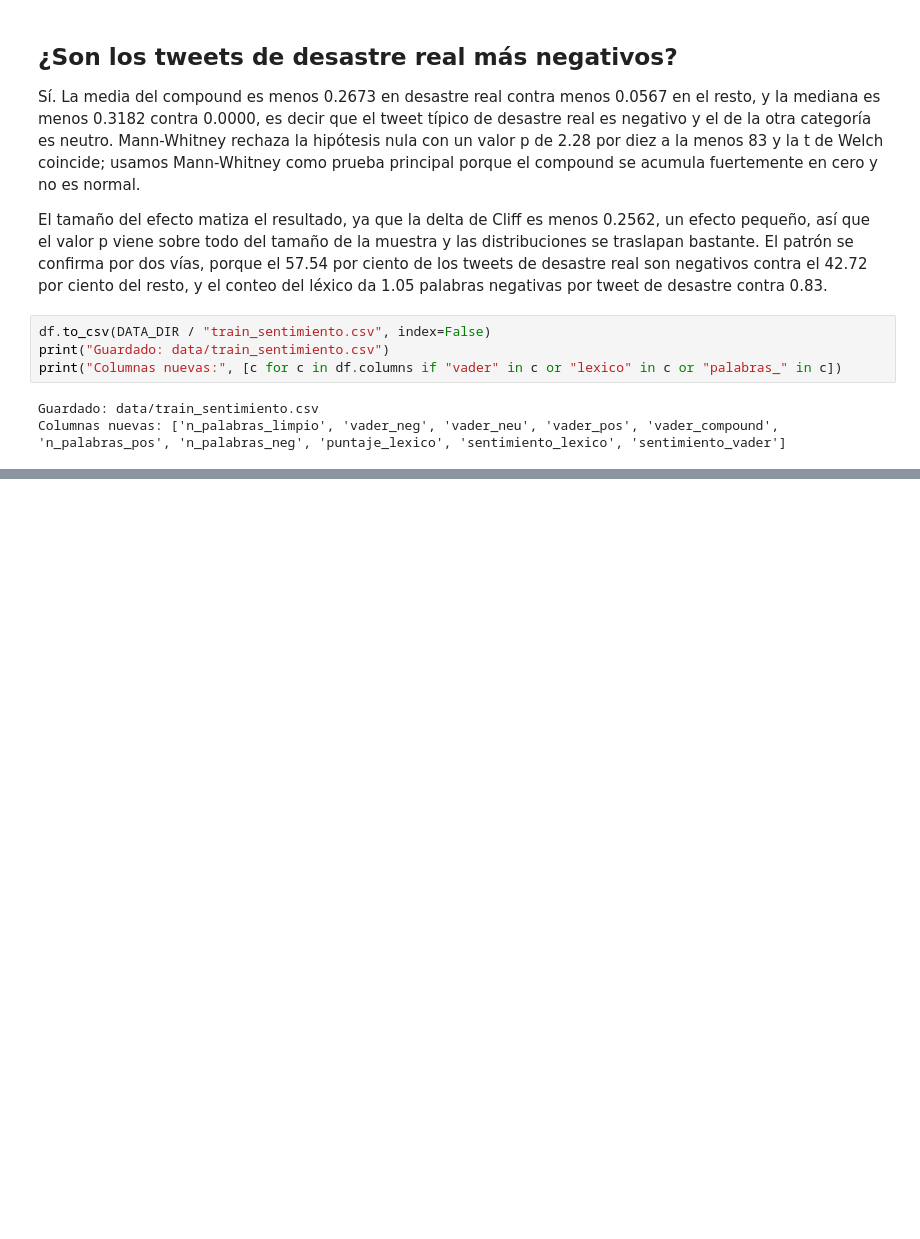
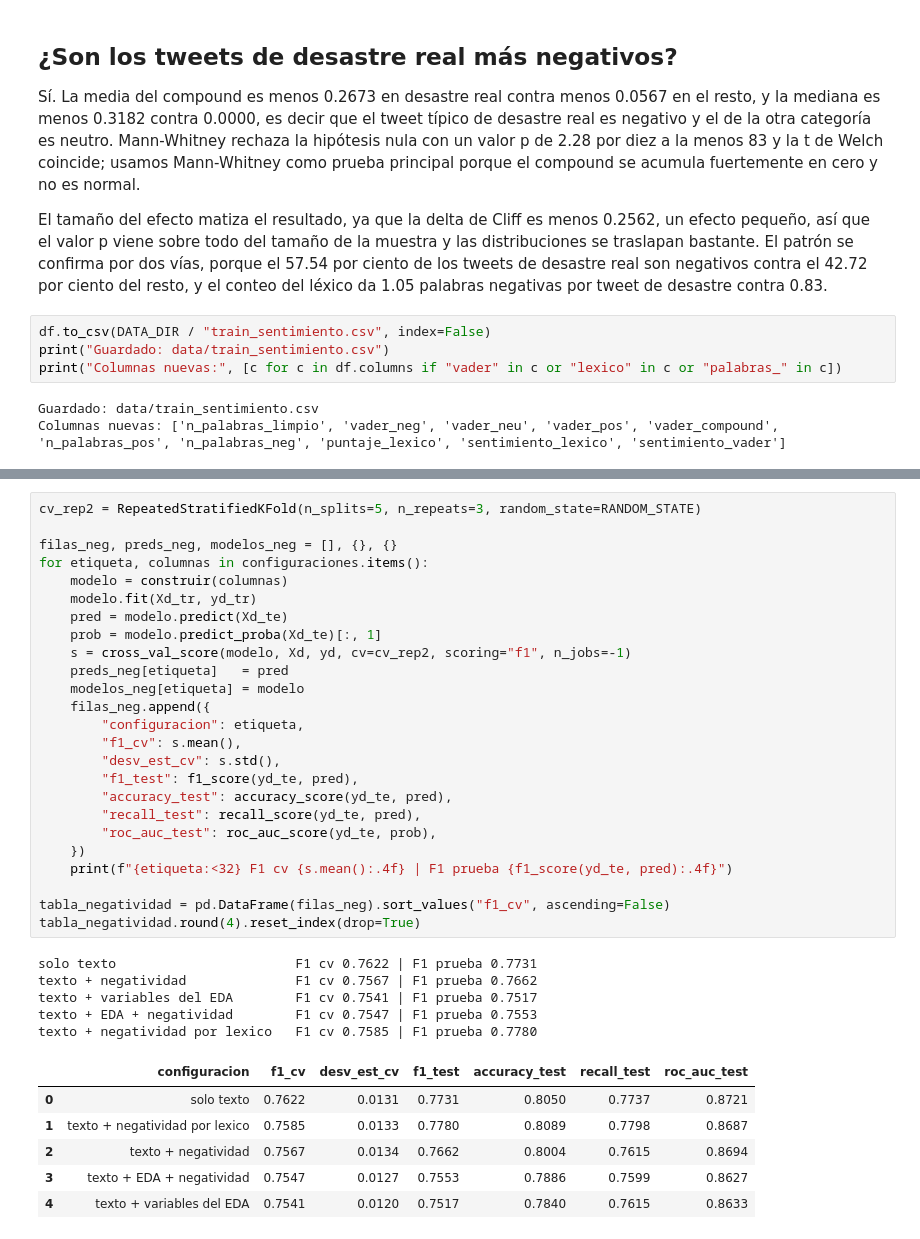
Before and after one commit to erickguerra2/LAB05-DATA, a Jupyter notebook: Laboratorio5.ipynb, the cells around one changed output, grey strips where cells are left out. Drawn from its saved outputs; the diff is of its cells as text; blank space fills up the shorter version.

```diff
--- a/Laboratorio5.ipynb
+++ b/Laboratorio5.ipynb
@@ -1688,0 +1768,37 @@ Columnas nuevas: ['n_palabras_limpio', 'vader_neg', 'vader_neu', 'vader_pos', 'v
+# %%
+cv_rep2 = RepeatedStratifiedKFold(n_splits=5, n_repeats=3, random_state=RANDOM_STATE)
+
+filas_neg, preds_neg, modelos_neg = [], {}, {}
+for etiqueta, columnas in configuraciones.items():
+    modelo = construir(columnas)
+    modelo.fit(Xd_tr, yd_tr)
+    pred = modelo.predict(Xd_te)
+    prob = modelo.predict_proba(Xd_te)[:, 1]
+    s = cross_val_score(modelo, Xd, yd, cv=cv_rep2, scoring="f1", n_jobs=-1)
+    preds_neg[etiqueta]   = pred
+    modelos_neg[etiqueta] = modelo
+    filas_neg.append({
+        "configuracion": etiqueta,
+        "f1_cv": s.mean(),
+        "desv_est_cv": s.std(),
+        "f1_test": f1_score(yd_te, pred),
+        "accuracy_test": accuracy_score(yd_te, pred),
+        "recall_test": recall_score(yd_te, pred),
+        "roc_auc_test": roc_auc_score(yd_te, prob),
+    })
+    print(f"{etiqueta:<32} F1 cv {s.mean():.4f} | F1 prueba {f1_score(yd_te, pred):.4f}")
+
+tabla_negatividad = pd.DataFrame(filas_neg).sort_values("f1_cv", ascending=False)
+tabla_negatividad.round(4).reset_index(drop=True)
+# %% [output]
+solo texto                       F1 cv 0.7622 | F1 prueba 0.7731
+texto + negatividad              F1 cv 0.7567 | F1 prueba 0.7662
+texto + variables del EDA        F1 cv 0.7541 | F1 prueba 0.7517
+texto + EDA + negatividad        F1 cv 0.7547 | F1 prueba 0.7553
+texto + negatividad por lexico   F1 cv 0.7585 | F1 prueba 0.7780
+|  | configuracion | f1_cv | desv_est_cv | f1_test | accuracy_test | recall_test | roc_auc_test |
+| 0 | solo texto | 0.7622 | 0.0131 | 0.7731 | 0.8050 | 0.7737 | 0.8721 |
+| 1 | texto + negatividad por lexico | 0.7585 | 0.0133 | 0.7780 | 0.8089 | 0.7798 | 0.8687 |
+| 2 | texto + negatividad | 0.7567 | 0.0134 | 0.7662 | 0.8004 | 0.7615 | 0.8694 |
+| 3 | texto + EDA + negatividad | 0.7547 | 0.0127 | 0.7553 | 0.7886 | 0.7599 | 0.8627 |
+| 4 | texto + variables del EDA | 0.7541 | 0.0120 | 0.7517 | 0.7840 | 0.7615 | 0.8633 |
```
Also changed, not shown: parts of 7 cells of this notebook, 2 other files.
